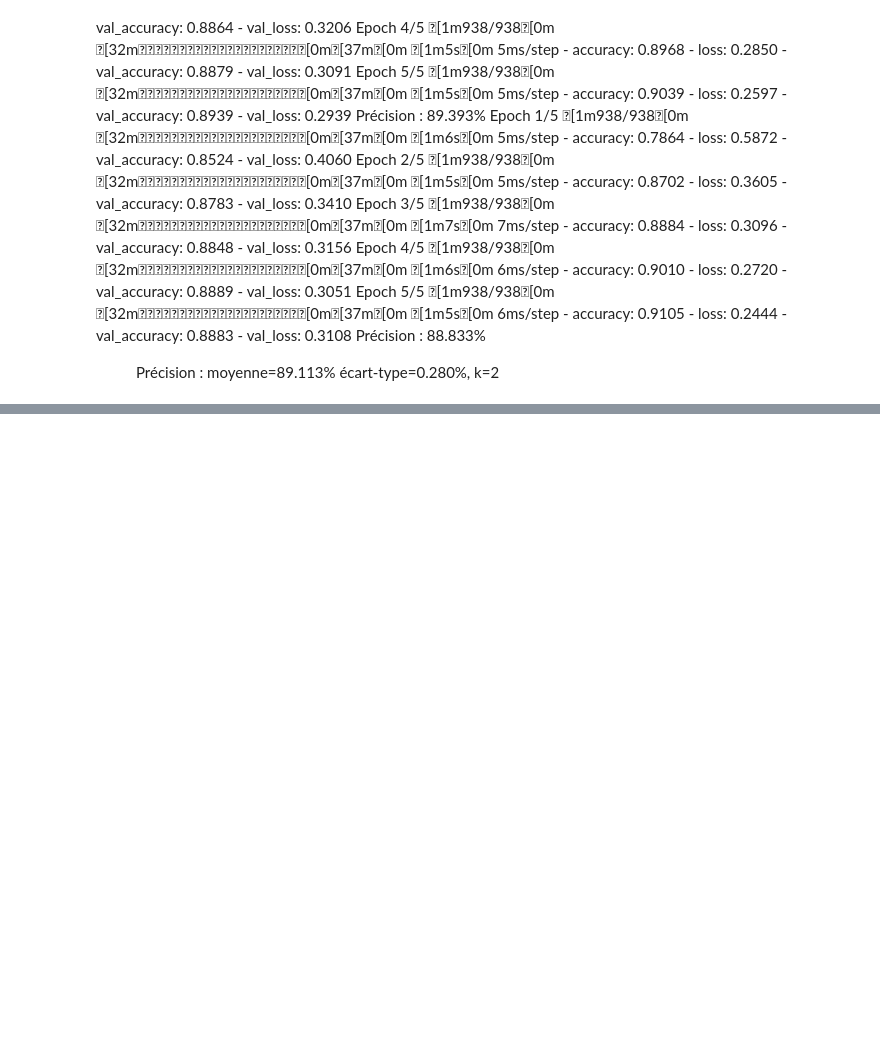
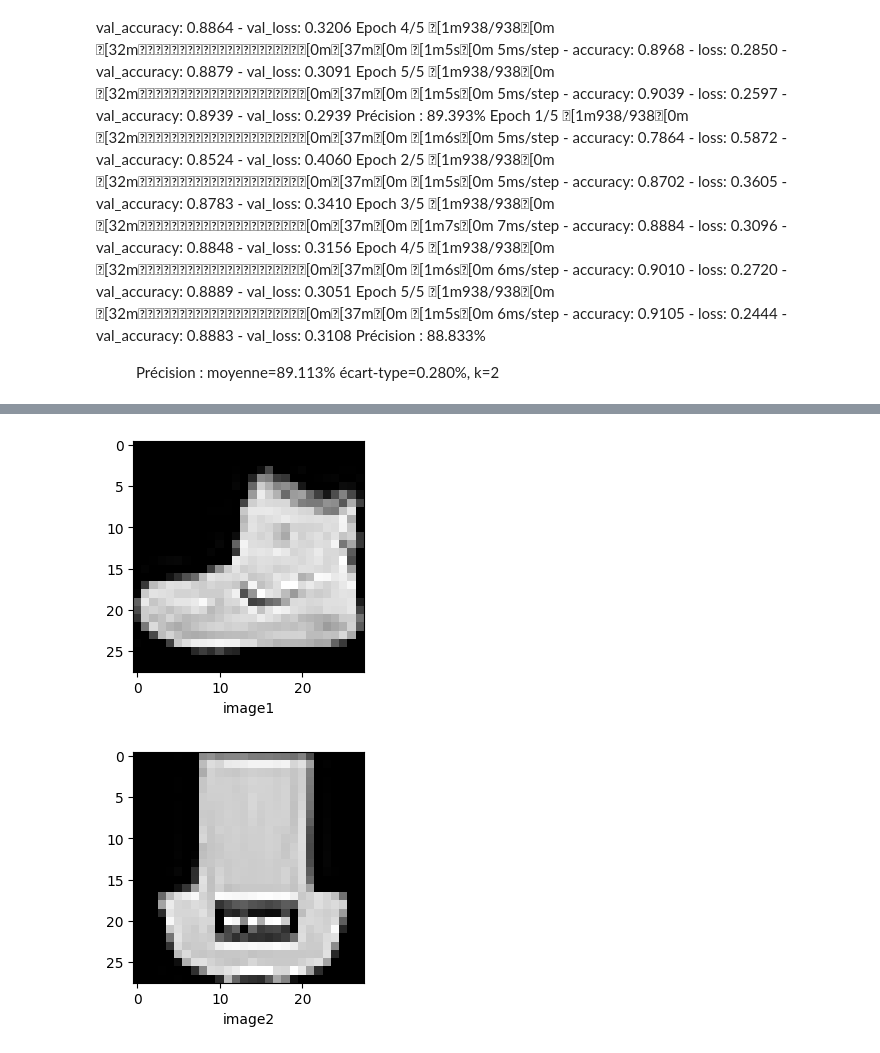
Before and after one commit to 3nd3rh3o/deeplearning-TER, a Jupyter notebook: TER/phaseI/C1-LV.ipynb, the cells around one changed output, grey strips where cells are left out. Cells and saved outputs as stored; diff of their text form; code cells hidden in the pictures; blank space fills up the shorter version.

```diff
--- a/TER/phaseI/C1-LV.ipynb
+++ b/TER/phaseI/C1-LV.ipynb
@@ -544,0 +821,19 @@ Précision : moyenne=89.113% écart-type=0.280%, k=2
+# %%
+datagen = ImageDataGenerator(horizontal_flip=True, vertical_flip=True)
+nb_images=0;
+
+for X_batch, y_batch in datagen.flow(X_train, y_train, batch_size=1,
+                                     shuffle=False,
+                                     save_to_dir='.',
+                                     save_prefix='augmente',
+                                     save_format='png'):
+    plt.figure(figsize=(3,3))
+    plt.imshow(X_batch.reshape(28,28), cmap=plt.get_cmap("gray"))
+    plt.xlabel('image'+str(nb_images+1))
+    plt.show()
+    nb_images+=1
+    if nb_images >= 2:
+      break
+# %% [output]
+[figure, added]
+[figure, added]
```
Also changed, not shown: parts of 49 cells of this notebook.
